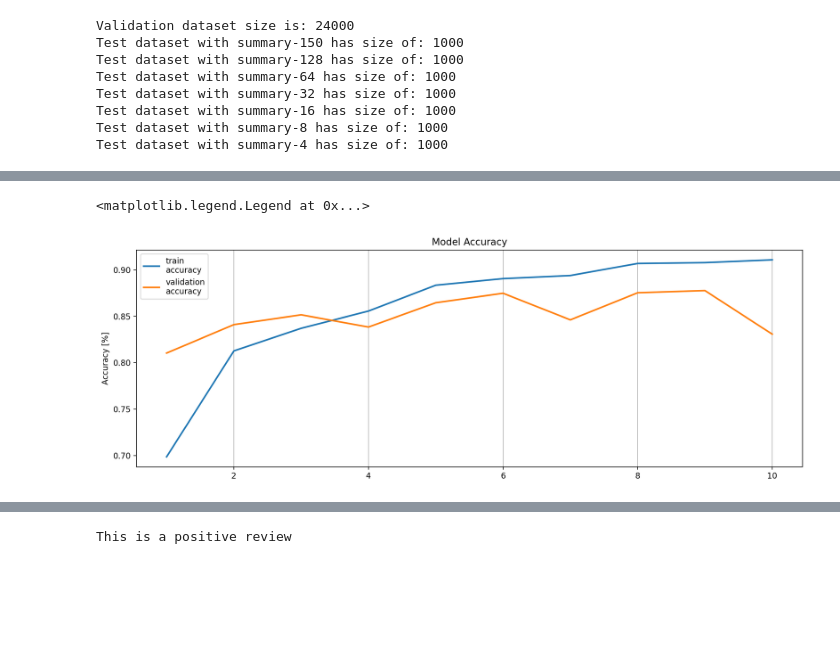
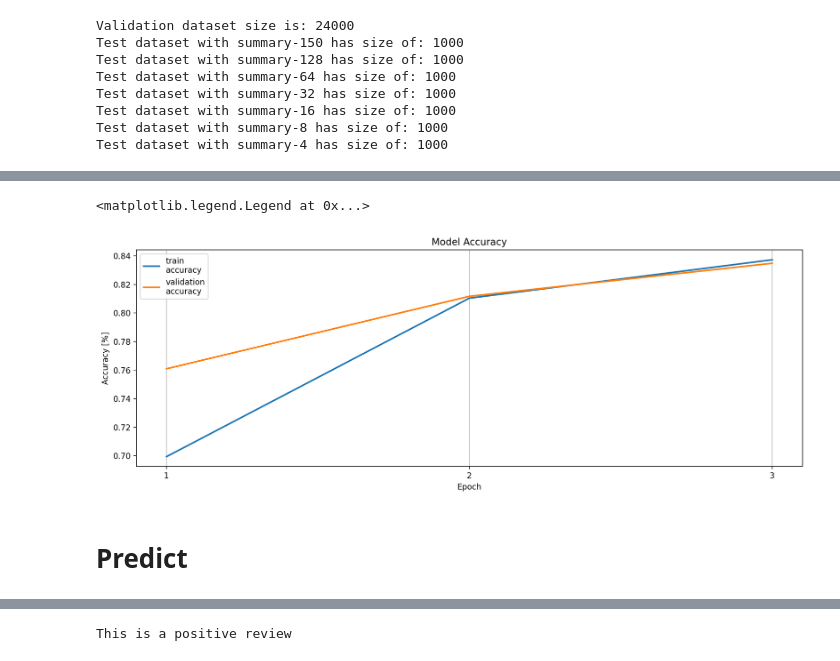
Before and after one commit to RoyElkabetz/Sentiment-Classification-of-Machine-Summarized-Text, a Jupyter notebook: notebooks/Text_Classification_full_vs_machine_summarized.ipynb, the cells around one changed output, grey strips where cells are left out. Drawn from its saved outputs; the diff is of its cells as text; code cells hidden in the pictures; blank space fills up the shorter version.

```diff
--- a/notebooks/Text_Classification_full_vs_machine_summarized.ipynb
+++ b/notebooks/Text_Classification_full_vs_machine_summarized.ipynb
@@ -351,7 +270,7 @@ def evaluate(dataloader, logger=None):
     return total_acc / total_count
 # %%
 # Hyperparameters
-EPOCHS = 2               # epoch
+EPOCHS = 3               # epoch
 LR = 5                    # learning rate
 BATCH_SIZE = 32           # batch size
 N_CLASSES = 2             # positive / negatinve
@@ -368,7 +287,7 @@ logger_list = ['train_loss',
                'valid_iters',
                'valid_partial_acc',
                'epochs']
-logger = DataLogger(logger_list)
+logger = utils.DataLogger(logger_list)
 
 model = models.TextClassificationModel(VOCAB_SIZE, EMB_SIZE, N_CLASSES).to(device)
 criterion = torch.nn.CrossEntropyLoss()
@@ -434,22 +361,24 @@ ax.legend()
 # %%
 fig, ax = plt.subplots(1, 1, figsize=(15, 5), dpi=200)
 fig.patch.set_facecolor('white')
 
 # plot accuracy
 
 p7 = ax.plot(logger.logger['epochs'], logger.logger['train_acc'], linewidth=2, label='train\naccuracy')
 p8 = ax.plot(logger.logger['epochs'], logger.logger['valid_acc'], linewidth=2, label='validation\naccuracy')
 
-#ax.set_xticks(range(0, EPOCHS + 1, 2))
-#ax.set_xticklabels(range(0, EPOCHS + 1, 2))
-#ax.set_xlabel('Epoch')
+ax.set_xticks(range(1, EPOCHS + 1))
+ax.set_xticklabels(range(1, EPOCHS + 1))
+ax.set_xlabel('Epoch')
 ax.set_ylabel('Accuracy [%]')
 ax.set_title('Model Accuracy')
 ax.xaxis.grid()
 ax.legend()
 # %% [output]
 <matplotlib.legend.Legend at 0x...>
-[figure, old version]
+[figure, new version]
+# %% [markdown]
+# Predict
 # %%
 test_accs = []
 for i, test_dataset in enumerate(test_datasets):
```
Also changed, not shown: parts of 15 cells of this notebook.
